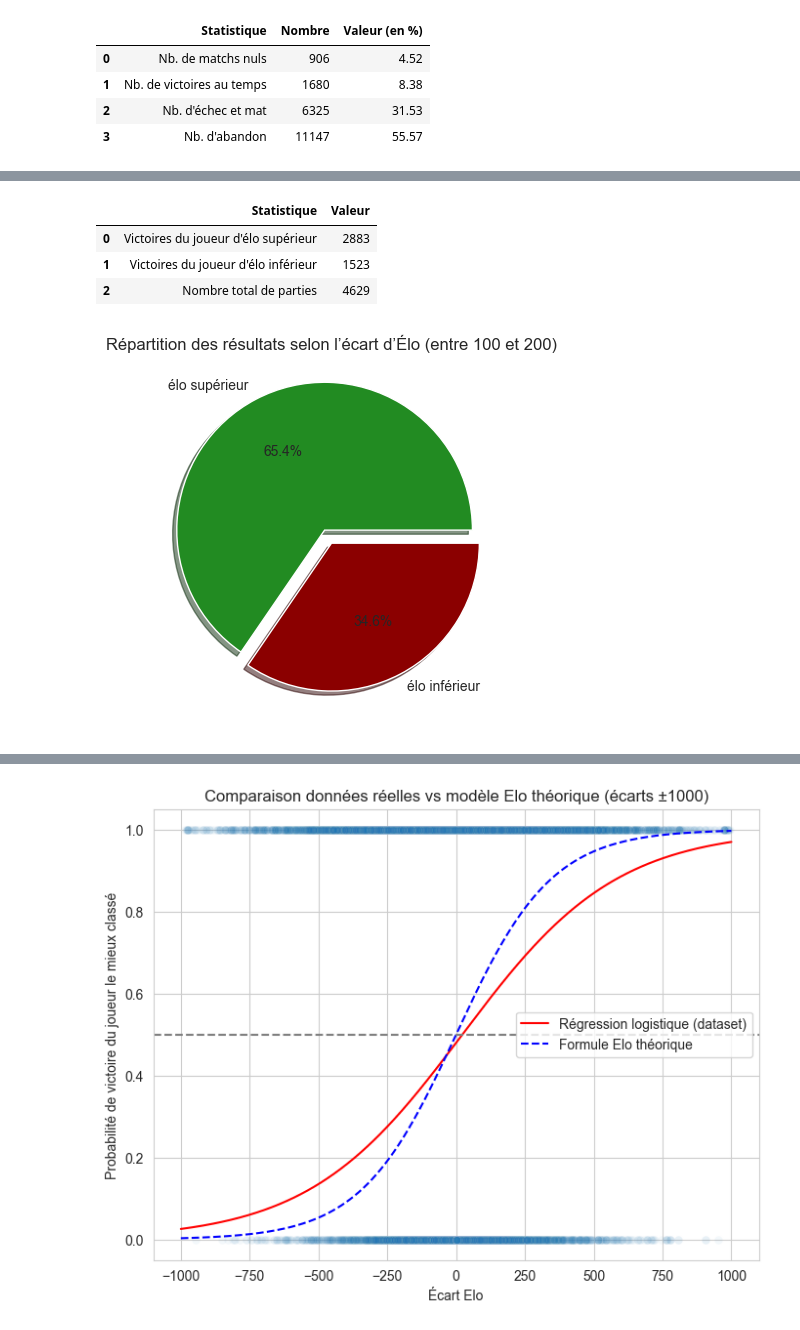
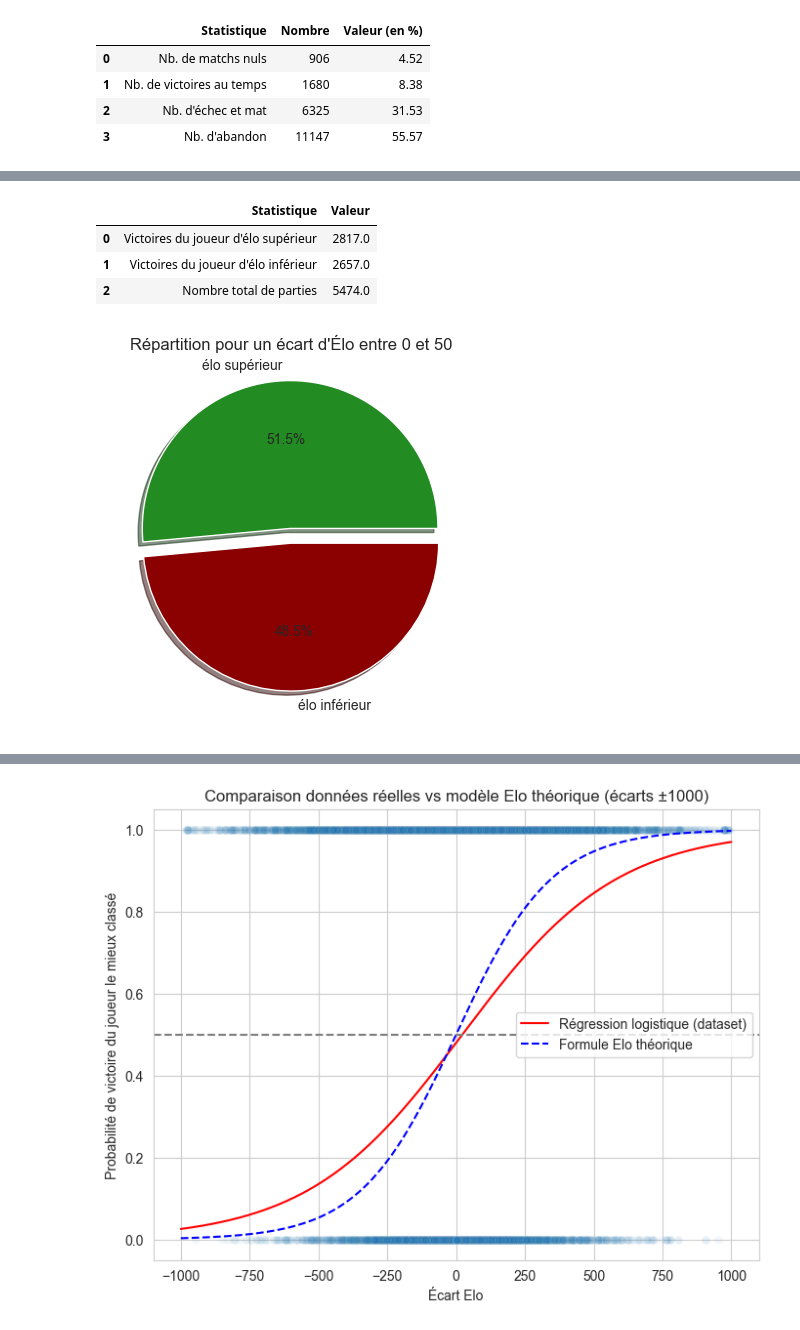
Before and after one commit to IdrissG94/Lichess-Dataset-Exploration, a Jupyter notebook: data_exploration.ipynb, the cells around one changed output, grey strips where cells are left out. Drawn from its saved outputs; the diff is of its cells as text; code cells hidden in the pictures.

```diff
--- a/data_exploration.ipynb
+++ b/data_exploration.ipynb
@@ -261,33 +189,46 @@ display(summary_df)
-# %%
-#écart d'élo 3
-
-filt = games[((np.abs(games["diff_elo"])).between(100,200))]
-nb_total = filt.shape[0]
-elo_sup = filt[(filt['winner']=='white')&(filt['diff_elo']>0)].shape[0] + filt[(filt['winner']=='black')&(filt['diff_elo']<0)].shape[0]
-elo_inf = filt[(filt['winner']=='black')&(filt['diff_elo']>0)].shape[0] + filt[(filt['winner']=='white')&(filt['diff_elo']<0)].shape[0]
-
-fig, ax = plt.subplots()
-ax.pie([elo_sup,elo_inf], labels=labels3, autopct='%1.1f%%',shadow=True,explode=(0.1,0),colors=['forestgreen','darkred'])
-plt.title("Répartition des résultats selon l’écart d’Élo (entre 100 et 200)");
-# DataFrame de synthèse
-
-summary_data = {
-    "Statistique": [
-        "Victoires du joueur d'élo supérieur",
-        "Victoires du joueur d'élo inférieur",
-        "Nombre total de parties"
-    ],
-    "Valeur": [
-        elo_sup,
-        elo_inf,
-        nb_total
-    ]
-}
-summary_df = pd.DataFrame(summary_data)
-display(summary_df)
-# %% [output]
-|  | Statistique | Valeur |
-| 0 | Victoires du joueur d'élo supérieur | 2883 |
-| 1 | Victoires du joueur d'élo inférieur | 1523 |
-| 2 | Nombre total de parties | 4629 |
-[figure, removed]
+# %%
+# Définition de la fonction pour analyser la répartition des victoires en fonction de l'écart d'élo
+
+def analyser_ecart_elo(df, elo_min, elo_max):
+    filt = games[((np.abs(games["diff_elo"])).between(elo_min,elo_max))]
+    nb_total = filt.shape[0]
+    elo_sup = filt[(filt['winner']=='white')&(filt['diff_elo']>0)].shape[0] + filt[(filt['winner']=='black')&(filt['diff_elo']<0)].shape[0]
+    elo_inf = filt[(filt['winner']=='black')&(filt['diff_elo']>0)].shape[0] + filt[(filt['winner']=='white')&(filt['diff_elo']<0)].shape[0]
+    draw = nb_total - elo_sup - elo_inf
+    elo_sup += draw/2
+    elo_inf += draw/2
+
+    labels3 = 'élo supérieur','élo inférieur'
+    fig, ax = plt.subplots()
+    ax.pie([elo_sup,elo_inf], labels=labels3, autopct='%1.1f%%',shadow=True,explode=(0.1,0),colors=['forestgreen','darkred'])
+    plt.title(f"Répartition pour un écart d'Élo entre {elo_min} et {elo_max}");
+
+    # DataFrame de synthèse
+
+    summary_data = {
+        "Statistique": [
+            "Victoires du joueur d'élo supérieur",
+            "Victoires du joueur d'élo inférieur",
+            "Nombre total de parties"
+        ],
+        "Valeur": [
+            elo_sup,
+            elo_inf,
+            nb_total
+        ]
+    }
+    summary_df = pd.DataFrame(summary_data)
+    display(summary_df)
+    plt.title(f"Répartition pour un écart d'Élo entre {elo_min} et {elo_max}")
+    plt.show()
+    return
+# %%
+#écart d'élo 1 (En comptant les matchs nuls comme 1/2 victoire)
+
+analyser_ecart_elo(games,0,50)
+# %% [output]
+|  | Statistique | Valeur |
+| 0 | Victoires du joueur d'élo supérieur | 2817.0 |
+| 1 | Victoires du joueur d'élo inférieur | 2657.0 |
+| 2 | Nombre total de parties | 5474.0 |
+[figure, added]
```
Also changed, not shown: parts of 5 cells of this notebook.
